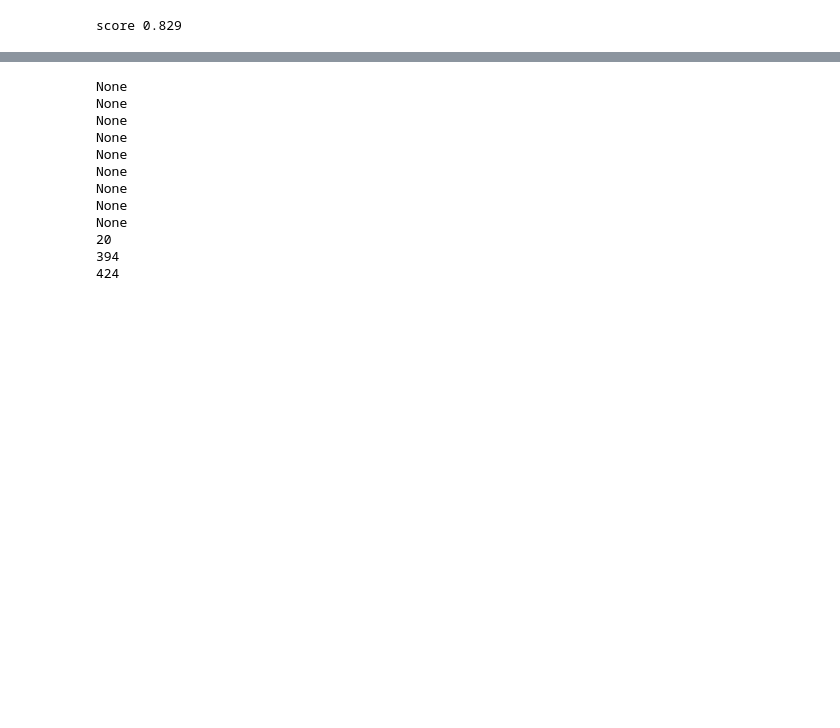
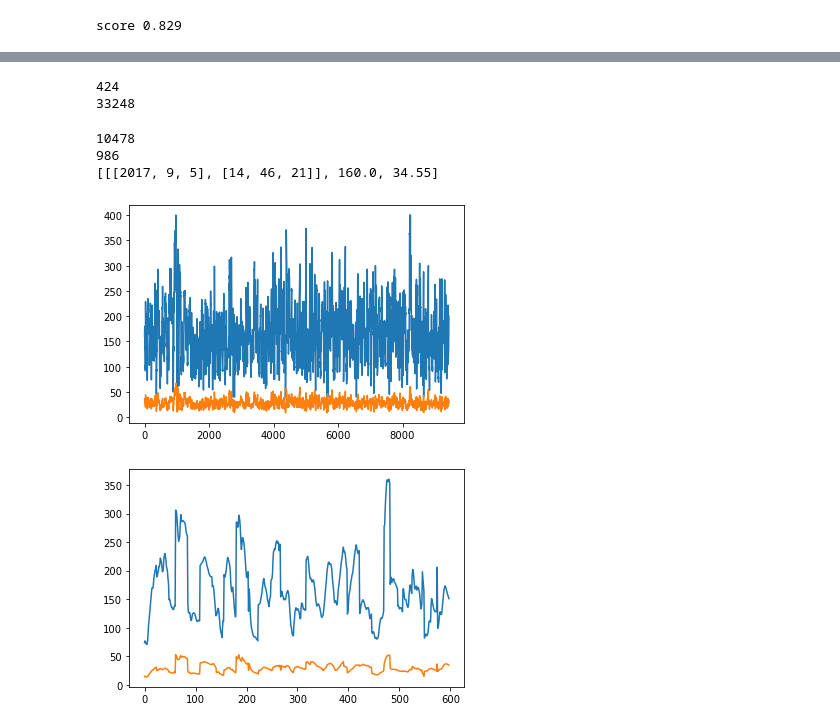
Before and after one commit to jrelenes/CSE572, a Jupyter notebook: project2.ipynb, the cells around one changed output, grey strips where cells are left out. Saved outputs shown, nothing was run; the diff lists cells and outputs as text; code cells hidden in the pictures; blank space fills up the shorter version.

```diff
--- a/project2.ipynb
+++ b/project2.ipynb
@@ -96,4 +98,0 @@ p = filename2['Date'].to_numpy()
-# %%
-regular = []
-for i in Eats:
-    regular.append(i)
@@ -107,5 +99 @@ newarray = regular[::-1]
-# %%
-for i in Eats:
-    A = []
-     #print(float(i))
 # %%
@@ -238,28 +291,58 @@ def separateDate(Data,Data1,EatingBool,i, EatingData, ConsequtiveMeal):
+# %%
+print(len(DataClean))
+print(len(CGMDateAndFood))
+# %% [output]
+424
+33248
 # %%
-#print(DataClean[0])
-#print(DataClean[1])
-
-EatingBool = []
-ConsecutiveMeal = False
-EatingData = []
-
+meal = []
+noMeal = []
+memoize = 0
 
 for i in range(0, len(DataClean), 1):
 
     if i < len(DataClean) - 1:
-        separateDate(DataClean[i][0],DataClean[i+1][0],EatingBool,i, EatingData, ConsequtiveMeal)
+        memoize = separateDate(DataClean[i][0],CGMDateAndFood,meal,noMeal, memoize, DataClean[i+1][0])
-# %% [output]
-None
-None
-None
-None
-None
-None
-None
-None
-None
-20
-394
-424
+# %%
+print(len(meal))
+print(len(noMeal))
+print(meal[0])
+
+array = []
+for i in meal:
+    temp = math.isnan(i[1])
+    temp1 = math.isnan(i[2])
+
+    if temp == False and temp1 == False:
+        arr = []
+        arr.append(i[1])
+        arr.append(i[2])
+        array.append(arr)
+
+
+array1 = []
+for i in noMeal:
+    temp = math.isnan(i[1])
+    temp1 = math.isnan(i[2])
+
+    if temp == False and temp1 == False:
+        arr = []
+        arr.append(i[1])
+        arr.append(i[2])
+        array1.append(arr)
+# %% [output]
+10478
+986
+[[[2017, 9, 5], [14, 46, 21]], 160.0, 34.55]
+# %%
+import matplotlib.pyplot as plt
+plt.plot(range(len(array)),array)
+
+plt.show()
+plt.plot(range(len(array1)),array1)
+plt.show()
+# %% [output]
+[figure, added]
+[figure, added]
 # %%
 #print(var)
```
Also changed, not shown: parts of 19 cells of this notebook.
